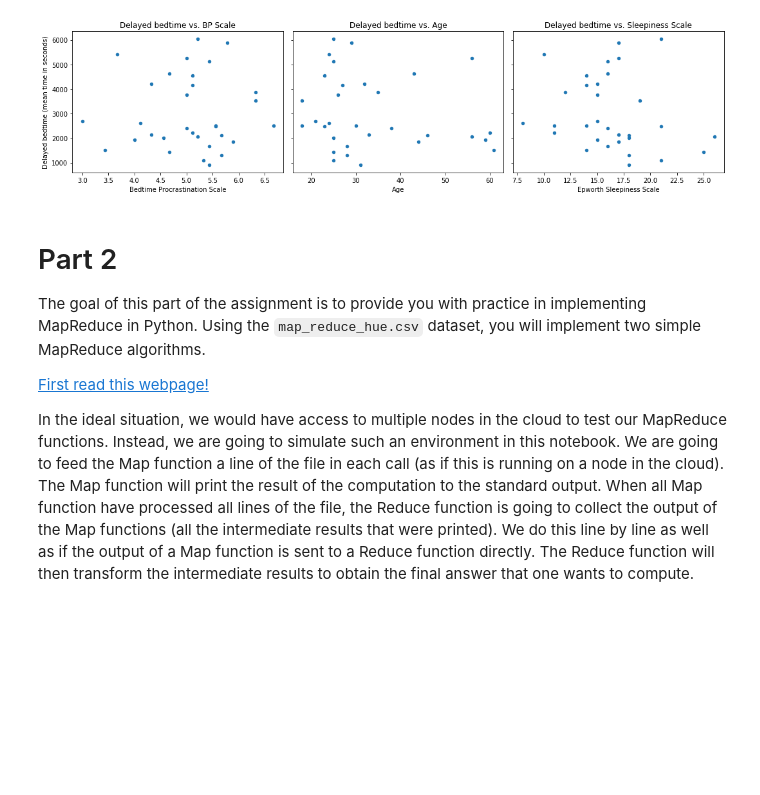
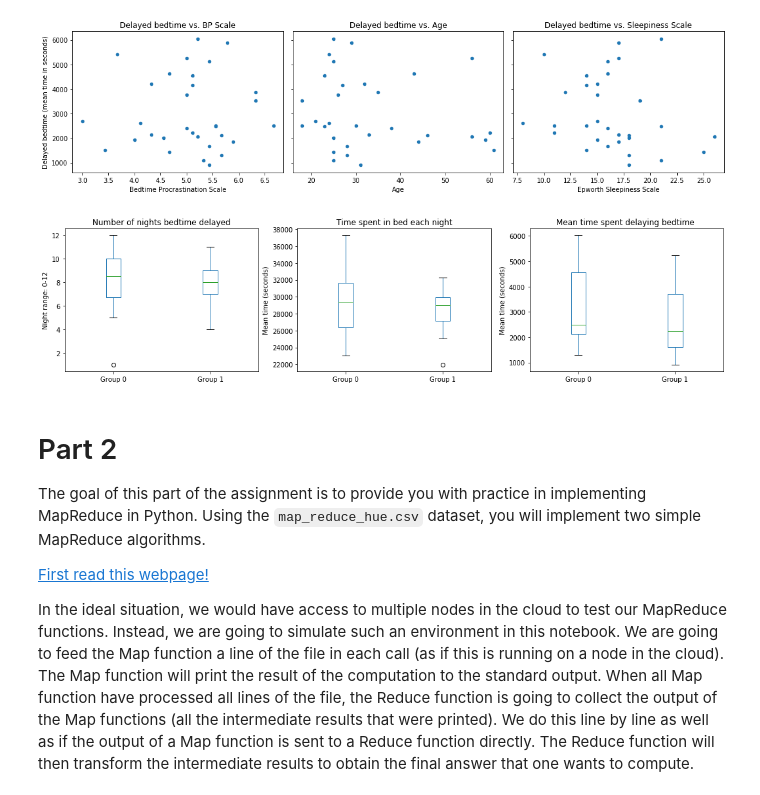
Before and after one commit to MTKat/Project_Big_Data, a Jupyter notebook: assignment03/assignment03/assignment03.ipynb, the cells around one changed output. Saved outputs shown, nothing was run; the diff lists cells and outputs as text; code cells hidden in the pictures; blank space fills up the shorter version.

```diff
--- a/assignment03/assignment03/assignment03.ipynb
+++ b/assignment03/assignment03/assignment03.ipynb
@@ -442,3 +437,37 @@ Text(0.5, 1, 'Delayed bedtime vs. Sleepiness Scale')
+# %%
+# Plot 2
+# YOUR CODE HERE
+fig, (ax0, ax1, ax2) = plt.subplots(1,3, figsize = [18, 4])
+# Delay Nights
+dn_0 = pd.Series(mergedDf[mergedDf.group.eq(0)]['delay_nights'], name = "Group 0")
+dn_1 = pd.Series(mergedDf[mergedDf.group.eq(1)]['delay_nights'], name = "Group 1")
+
+dnDf = pd.concat([dn_0, dn_1], axis = 1)
+dnDf.boxplot(column = ['Group 0', 'Group 1'], grid = False, ax = ax0)
+ax0.set_title("Number of nights bedtime delayed")
+ylab = ax0.set_ylabel('Night range: 0-12')
+
+# Sleep Time
+st_0 = pd.Series(mergedDf[mergedDf.group.eq(0)]['sleep_time'], name = "Group 0")
+st_1 = pd.Series(mergedDf[mergedDf.group.eq(1)]['sleep_time'], name = "Group 1")
+
+stDf = pd.concat([st_0, st_1], axis = 1)
+stDf.boxplot(column = ['Group 0', 'Group 1'], grid = False, ax = ax1)
+ax1.set_title("Time spent in bed each night")
+ylab = ax1.set_ylabel('Mean time (seconds)')
+
+# Delay Time
+dt_0 = pd.Series(mergedDf[mergedDf.group.eq(0)]['delay_time'], name = "Group 0")
+dt_1 = pd.Series(mergedDf[mergedDf.group.eq(1)]['delay_time'], name = "Group 1")
+
+dtDf = pd.concat([dt_0, dt_1], axis = 1)
+dtDf.boxplot(column = ['Group 0', 'Group 1'], grid = False, ax = ax2)
+ax2.set_title("Mean time spent delaying bedtime ")
+ylab = ax2.set_ylabel('Mean time (seconds)')
+
+# YOUR CODE ENDS HERE
+# %% [output]
+[figure, added]
 # %%
 # Plot 3
 # YOUR CODE HERE
```
Also changed, not shown: parts of 1 cell of this notebook.
